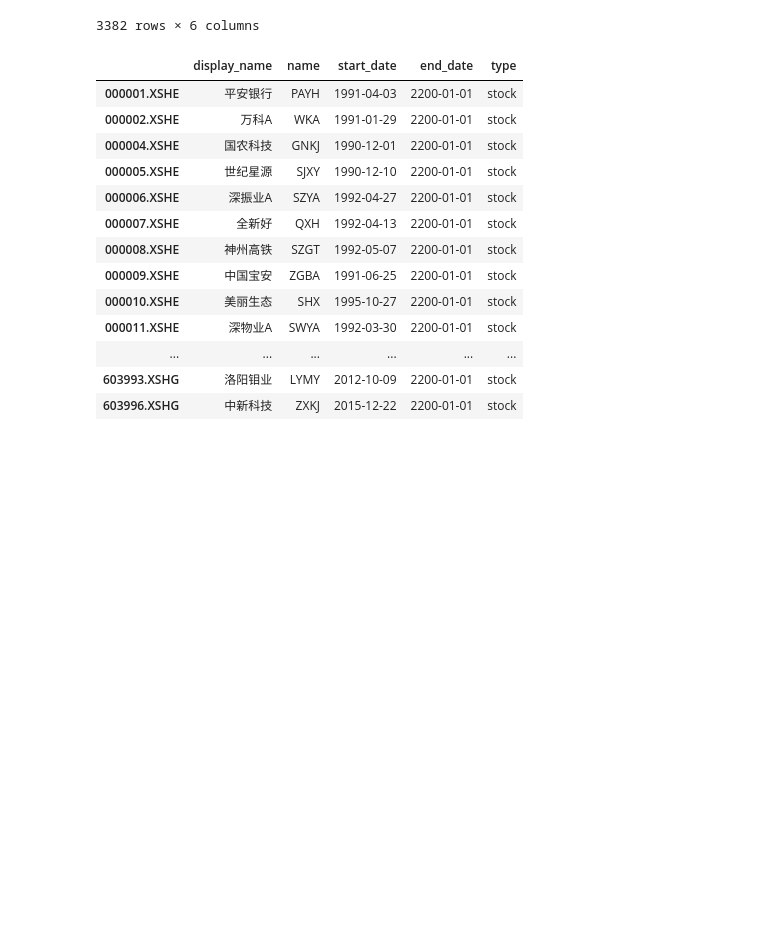
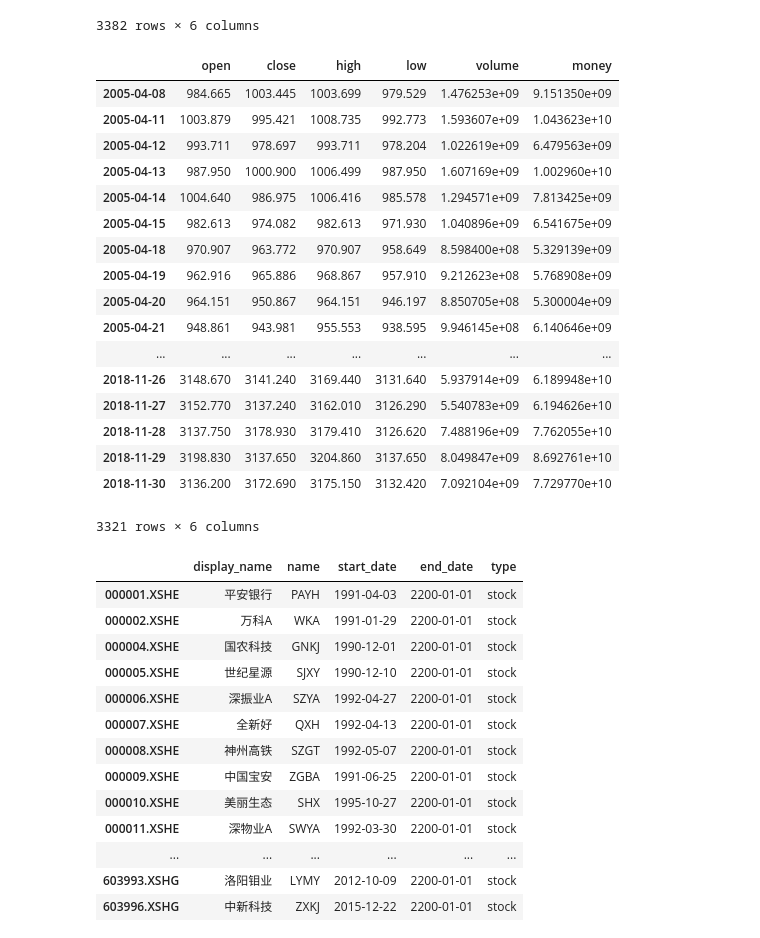
Before and after one commit to wjh1119/Udacity-DSND-Investment-and-Trading, a Jupyter notebook: finance/Untitled.ipynb, the cells around one changed output. Drawn from its saved outputs; the diff is of its cells as text; code cells hidden in the pictures; blank space fills up the shorter version.

```diff
--- a/finance/Untitled.ipynb
+++ b/finance/Untitled.ipynb
@@ -131,6 +131,29 @@ price_000001
 | 2018-11-29 | 10.35 | 10.20 | 10.39 | 10.19 | 48528405.0 | 4.990688e+08 |
 | 2018-11-30 | 10.22 | 10.36 | 10.36 | 10.17 | 59471532.0 | 6.105715e+08 |
 3382 rows × 6 columns
+# %%
+price_szzs = sd.get_price("000300.XSHG")
+# %%
+price_szzs
+# %% [output]
+|  | open | close | high | low | volume | money |
+| 2005-04-08 | 984.665 | 1003.445 | 1003.699 | 979.529 | 1.476253e+09 | 9.151350e+09 |
+| 2005-04-11 | 1003.879 | 995.421 | 1008.735 | 992.773 | 1.593607e+09 | 1.043623e+10 |
+| 2005-04-12 | 993.711 | 978.697 | 993.711 | 978.204 | 1.022619e+09 | 6.479563e+09 |
+| 2005-04-13 | 987.950 | 1000.900 | 1006.499 | 987.950 | 1.607169e+09 | 1.002960e+10 |
+| 2005-04-14 | 1004.640 | 986.975 | 1006.416 | 985.578 | 1.294571e+09 | 7.813425e+09 |
+| 2005-04-15 | 982.613 | 974.082 | 982.613 | 971.930 | 1.040896e+09 | 6.541675e+09 |
+| 2005-04-18 | 970.907 | 963.772 | 970.907 | 958.649 | 8.598400e+08 | 5.329139e+09 |
+| 2005-04-19 | 962.916 | 965.886 | 968.867 | 957.910 | 9.212623e+08 | 5.768908e+09 |
+| 2005-04-20 | 964.151 | 950.867 | 964.151 | 946.197 | 8.850705e+08 | 5.300004e+09 |
+| 2005-04-21 | 948.861 | 943.981 | 955.553 | 938.595 | 9.946145e+08 | 6.140646e+09 |
+| ... | ... | ... | ... | ... | ... | ... |
+| 2018-11-26 | 3148.670 | 3141.240 | 3169.440 | 3131.640 | 5.937914e+09 | 6.189948e+10 |
+| 2018-11-27 | 3152.770 | 3137.240 | 3162.010 | 3126.290 | 5.540783e+09 | 6.194626e+10 |
+| 2018-11-28 | 3137.750 | 3178.930 | 3179.410 | 3126.620 | 7.488196e+09 | 7.762055e+10 |
+| 2018-11-29 | 3198.830 | 3137.650 | 3204.860 | 3137.650 | 8.049847e+09 | 8.692761e+10 |
+| 2018-11-30 | 3136.200 | 3172.690 | 3175.150 | 3132.420 | 7.092104e+09 | 7.729770e+10 |
+3321 rows × 6 columns
 # %%
 all_securities = get_all_securities(types=[], date=None)
 # %%
```
Also changed, not shown: parts of 2 cells of this notebook, 17 other files.
